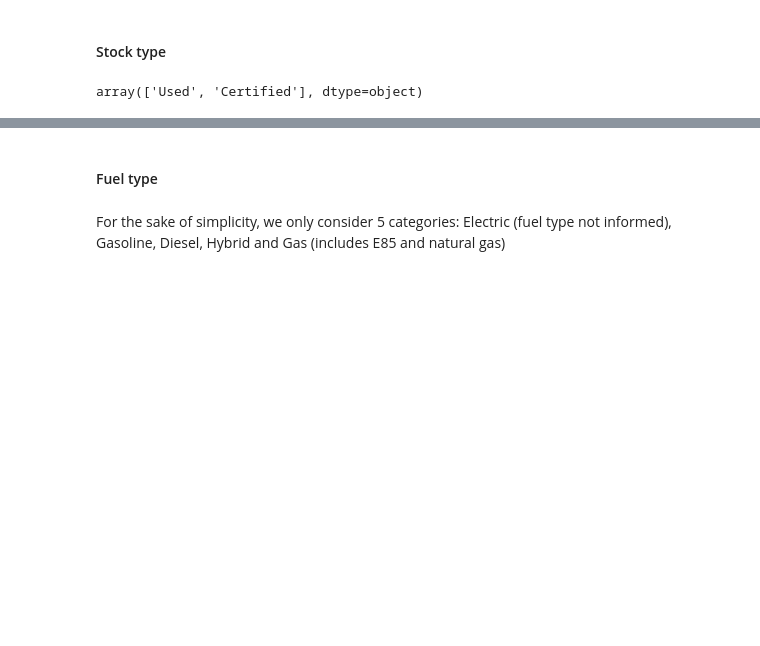
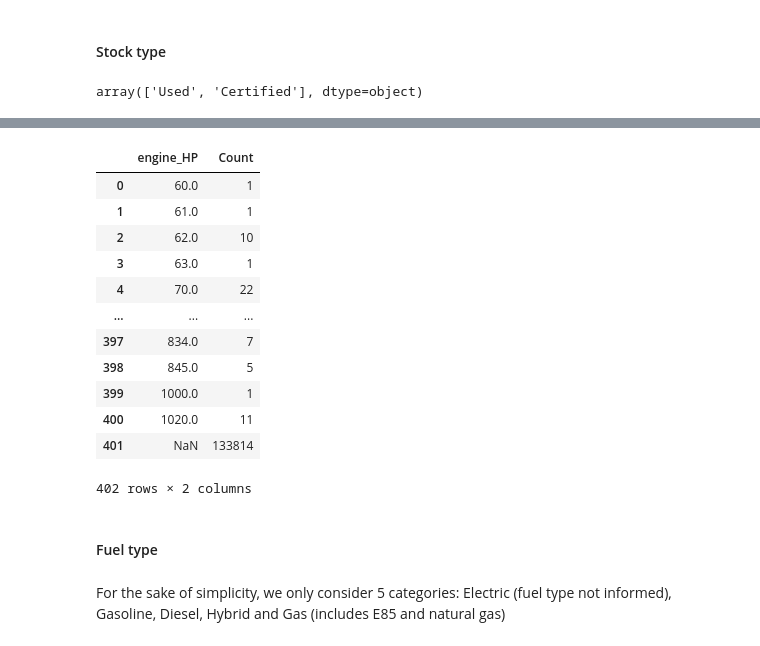
Before and after one commit to jcllanu/residual-value, a Jupyter notebook: residual_value_model.ipynb, the cells around one changed output, grey strips where cells are left out. Cells and saved outputs as stored; diff of their text form; code cells hidden in the pictures; blank space fills up the shorter version.

```diff
--- a/residual_value_model.ipynb
+++ b/residual_value_model.ipynb
@@ -675,0 +452,38 @@ df['model_v2'] = df.apply(get_model, axis=1)
+# %%
+def get_left_hand_side(text):
+    text=text.replace(',','')
+    result=""
+    already_found_dot=False
+    for char in text[::-1]:
+        if char.isdigit():
+            result = char + result
+        elif char == '.' and not already_found_dot:
+            result = char + result
+            already_found_dot=True
+        else:
+            break  # Stop when we encounter a non-number, non-dot character, or a second dot
+    return result
+
+def get_engine_displacement(text):
+    if text.replace('.', '', 1).isdigit() and text.count('.') < 2 and float(text)<10:
+        return float(text)
+    possible_splitters=['CC', 'cc', '-liter', 'liter', 'T','I','CI', 'ci','c.i.', '/','L ','L', 'l ', ' ']
+    for splitter in possible_splitters:
+        for i in range(text.count(splitter)):
+            liters=get_left_hand_side(text.split(splitter)[i].strip())
+            if liters.replace('.', '', 1).isdigit() and liters.count('.')< 2:
+                if splitter in ('CC', 'cc'):
+                    return float(liters)/1000
+                elif splitter in ('CI', 'ci', 'c.i.'):
+                    return float(liters)/61.024
+                elif splitter == ' ':
+                    if '.' in liters and float(liters) < 10:
+                        return float(liters)
+                elif splitter in ('T', 'I', '/'):
+                    if float(liters) < 10:
+                        return float(liters)
+                else:
+                    if float(liters) < 10:
+                        return float(liters)
+    return None
+df['engine_displacement']=df['engine'].apply(get_engine_displacement)
@@ -675,0 +683,2 @@ df['model_v2'] = df.apply(get_model, axis=1)
+# %%
+df['engine_HP']=df['engine'].apply(get_engine_HP)
@@ -676,3 +706,20 @@ df['model_v2'] = df.apply(get_model, axis=1)
+# %%
+#The number of missing values is really high
+df.groupby(['engine_HP'], dropna=False).size().reset_index(name='Count')
+# %% [output]
+|  | engine_HP | Count |
+| 0 | 60.0 | 1 |
+| 1 | 61.0 | 1 |
+| 2 | 62.0 | 10 |
+| 3 | 63.0 | 1 |
+| 4 | 70.0 | 22 |
+| ... | ... | ... |
+| 397 | 834.0 | 7 |
+| 398 | 845.0 | 5 |
+| 399 | 1000.0 | 1 |
+| 400 | 1020.0 | 11 |
+| 401 | NaN | 133814 |
+402 rows × 2 columns
 # %% [markdown]
 #### Fuel type
 # %% [markdown]
```
Also changed, not shown: parts of 24 cells of this notebook, 25 other files.
